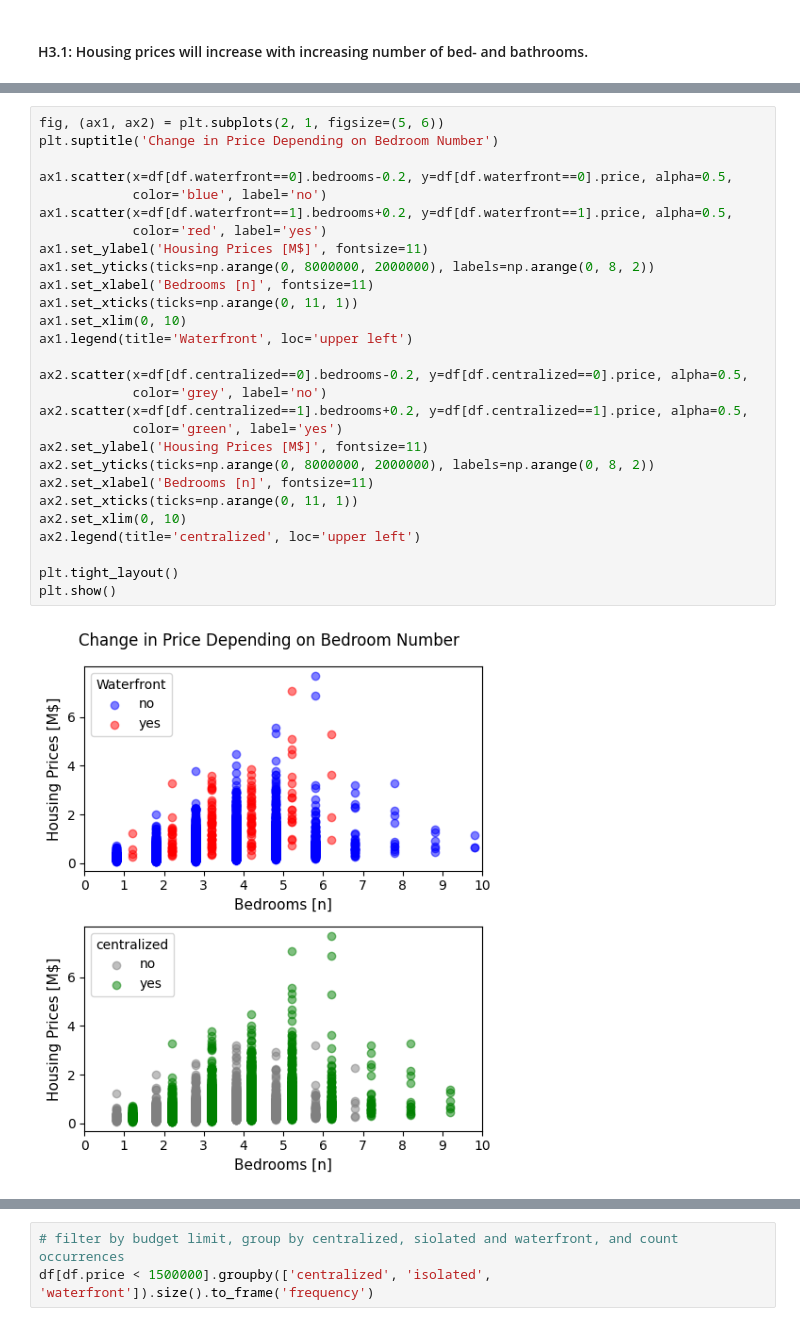
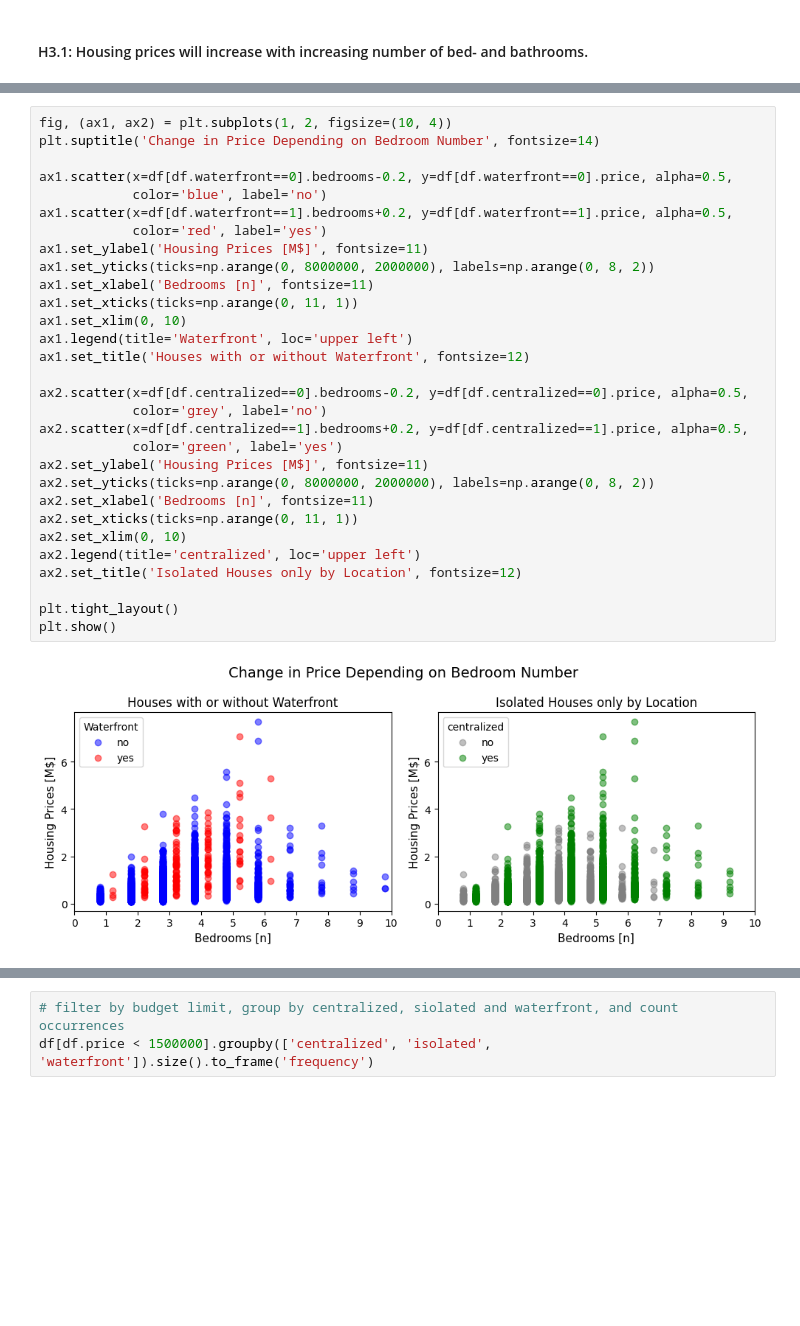
Before and after one commit to KAEngelhardt/EDA_project_220914, a Jupyter notebook: Larry_Sanders_EDA.ipynb, the cells around one changed output, grey strips where cells are left out. Saved outputs shown, nothing was run; the diff lists cells and outputs as text; blank space fills up the shorter version.

```diff
--- a/Larry_Sanders_EDA.ipynb
+++ b/Larry_Sanders_EDA.ipynb
@@ -457,31 +492,33 @@ Since the stakeholder has kids, he houses to be recommended to the stakeholder n
 # %%
-fig, (ax1, ax2) = plt.subplots(2, 1, figsize=(5, 6))
-plt.suptitle('Change in Price Depending on Bedroom Number')
+fig, (ax1, ax2) = plt.subplots(1, 2, figsize=(10, 4))
+plt.suptitle('Change in Price Depending on Bedroom Number', fontsize=14)
 
 ax1.scatter(x=df[df.waterfront==0].bedrooms-0.2, y=df[df.waterfront==0].price, alpha=0.5,
             color='blue', label='no')
 ax1.scatter(x=df[df.waterfront==1].bedrooms+0.2, y=df[df.waterfront==1].price, alpha=0.5,
             color='red', label='yes')
 ax1.set_ylabel('Housing Prices [M$]', fontsize=11)
 ax1.set_yticks(ticks=np.arange(0, 8000000, 2000000), labels=np.arange(0, 8, 2))
 ax1.set_xlabel('Bedrooms [n]', fontsize=11)
 ax1.set_xticks(ticks=np.arange(0, 11, 1))
 ax1.set_xlim(0, 10)
 ax1.legend(title='Waterfront', loc='upper left')
+ax1.set_title('Houses with or without Waterfront', fontsize=12)
 
 ax2.scatter(x=df[df.centralized==0].bedrooms-0.2, y=df[df.centralized==0].price, alpha=0.5,
             color='grey', label='no')
 ax2.scatter(x=df[df.centralized==1].bedrooms+0.2, y=df[df.centralized==1].price, alpha=0.5,
             color='green', label='yes')
 ax2.set_ylabel('Housing Prices [M$]', fontsize=11)
 ax2.set_yticks(ticks=np.arange(0, 8000000, 2000000), labels=np.arange(0, 8, 2))
 ax2.set_xlabel('Bedrooms [n]', fontsize=11)
 ax2.set_xticks(ticks=np.arange(0, 11, 1))
 ax2.set_xlim(0, 10)
 ax2.legend(title='centralized', loc='upper left')
+ax2.set_title('Isolated Houses only by Location', fontsize=12)
 
 plt.tight_layout()
 plt.show()
 # %% [output]
-[figure, old version]
+[figure, new version]
 # %% [markdown]
```
Also changed, not shown: parts of 43 cells of this notebook, 4 other files.
